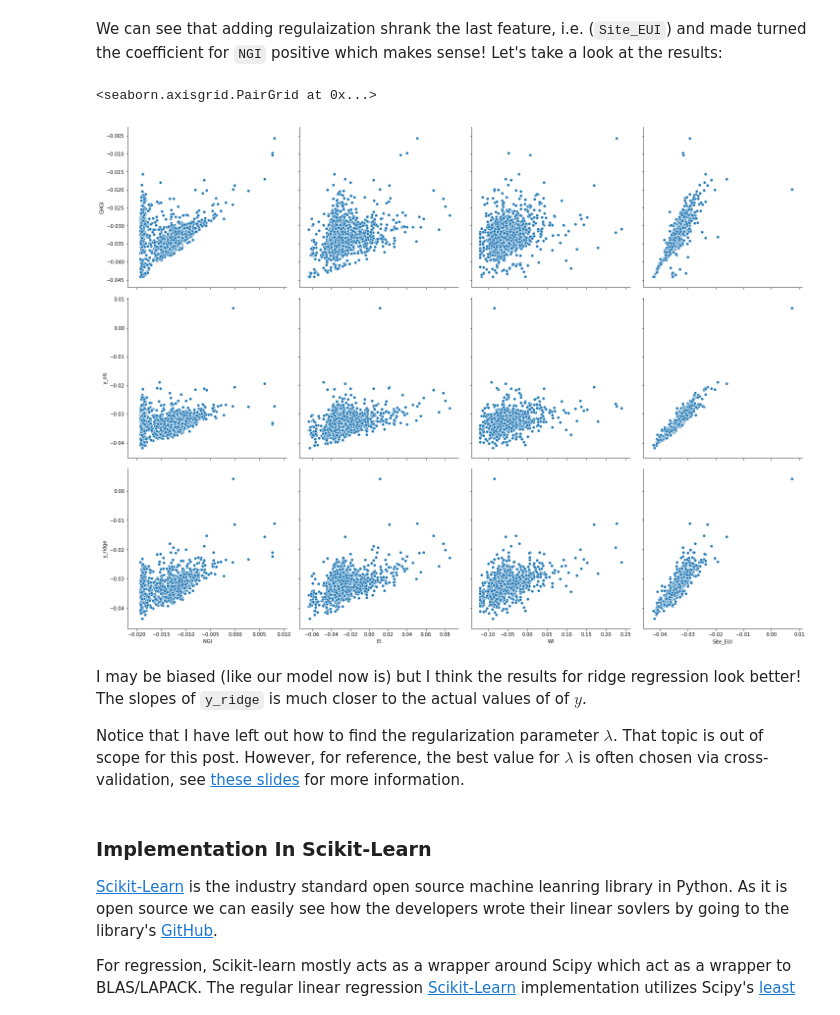
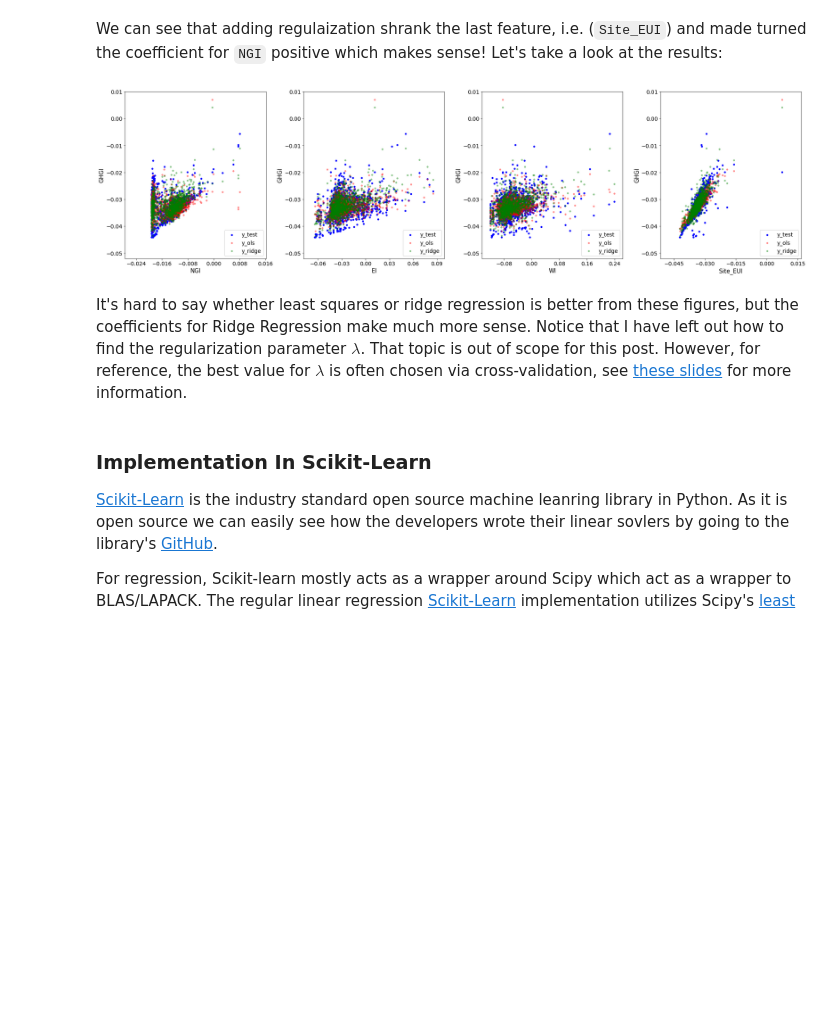
Before and after one commit to mdh266/CompLinearAlgebraML, a Jupyter notebook: Blogpost.ipynb, the cells around one changed output. Cells and saved outputs as stored; diff of their text form; code cells hidden in the pictures; blank space fills up the shorter version.

```diff
--- a/Blogpost.ipynb
+++ b/Blogpost.ipynb
@@ -418,10 +413,10 @@ We will now be using many SciPy function calls. SciPy is a sister Python library
 
 Let's now perform the Cholesky Decomposition using [SciPy](https://docs.scipy.org/doc/scipy-0.15.1/reference/generated/scipy.linalg.cholesky.html):
 # %%
-import scipy as sp
+from scipy import linalg
 
 # Perform the Cholesky Factorization
-L = sp.linalg.cholesky(S, lower=True)
+L = linalg.cholesky(S, lower=True)
 # %%
 L
 # %% [output]
@@ -442,8 +437,8 @@ array([[ 0.74547278,  1.35358196,  2.7794211 ,  1.72619886],
 Then use the matrix $L$ to solve the normal equations using SciPy's [solve_triangular](https://github.com/scipy/scipy/blob/v1.3.3/scipy/linalg/basic.py#L261) (which solves a lower/upper linear system).  This function directly calls [LAPACK's](http://www.icl.utk.edu/~mgates3/docs/lapack.html#trtrs) implementation of forward/backward substitution:
 # %%
 # solve for the coefficents
-z     = sp.linalg.solve_triangular(L,   X_t.dot(y), lower=True)
-omega = sp.linalg.solve_triangular(L.T, z, lower=False)
+z     = linalg.solve_triangular(L,   X_t.dot(y), lower=True)
+omega = linalg.solve_triangular(L.T, z, lower=False)
 
 print(f"omega : {omega}")
 # %% [output]
@@ -519,7 +509,7 @@ We can then solve the original system of equations $X \, \boldsymbol \omega \; =
 
 We can perform the SVD using [SciPy](https://docs.scipy.org/doc/scipy/reference/generated/scipy.linalg.svd.html#scipy.linalg.svd)  (which to no surprise calls [LAPACK's](http://www.icl.utk.edu/~mgates3/docs/lapack.html#gesvd) routine):
 # %%
-U, Sig, Vt = sp.linalg.svd(X, full_matrices=False)
+U, Sig, Vt = linalg.svd(X, full_matrices=False)
 # %% [markdown]
 We can then look at the shapes of each of the resulting matrices:
 # %%
@@ -692,18 +682,11 @@ We can see that adding regulaization shrank the last feature, i.e. (`Site_EUI`)
 # %%
 df_test["y_ridge"] = X_test.dot(omega)
 
-sns.pairplot(df_test,
-             x_vars=['NGI','EI','WI','Site_EUI'],
-             y_vars=['GHGI','y_ols','y_ridge'],
-             kind = 'scatter',
-             height=5)
+plot_results(df_test, 'y_ols', 'y_ridge')
 # %% [output]
-<seaborn.axisgrid.PairGrid at 0x...>
-[figure, old version]
+[figure, new version]
 # %% [markdown]
-I may be biased (like our model now is) but I think the results for ridge regression look better!  The slopes of `y_ridge` is much closer to the actual values of of $y$.
-
-Notice that I have left out how to find the regularization parameter $\lambda$.  That topic is out of scope for this post. However, for reference, the best value for $\lambda$ is often chosen via cross-validation, see [these slides](http://statweb.stanford.edu/~owen/courses/305a/Rudyregularization.pdf) for more information.
+It's hard to say whether least squares or ridge regression is better from these figures, but the coefficients for Ridge Regression make much more sense.  Notice that I have left out how to find the regularization parameter $\lambda$.  That topic is out of scope for this post. However, for reference, the best value for $\lambda$ is often chosen via cross-validation, see [these slides](http://statweb.stanford.edu/~owen/courses/305a/Rudyregularization.pdf) for more information.
 # %% [markdown]
 ### Implementation In Scikit-Learn
 
```
Also changed, not shown: parts of 13 cells of this notebook, 2 other files.
